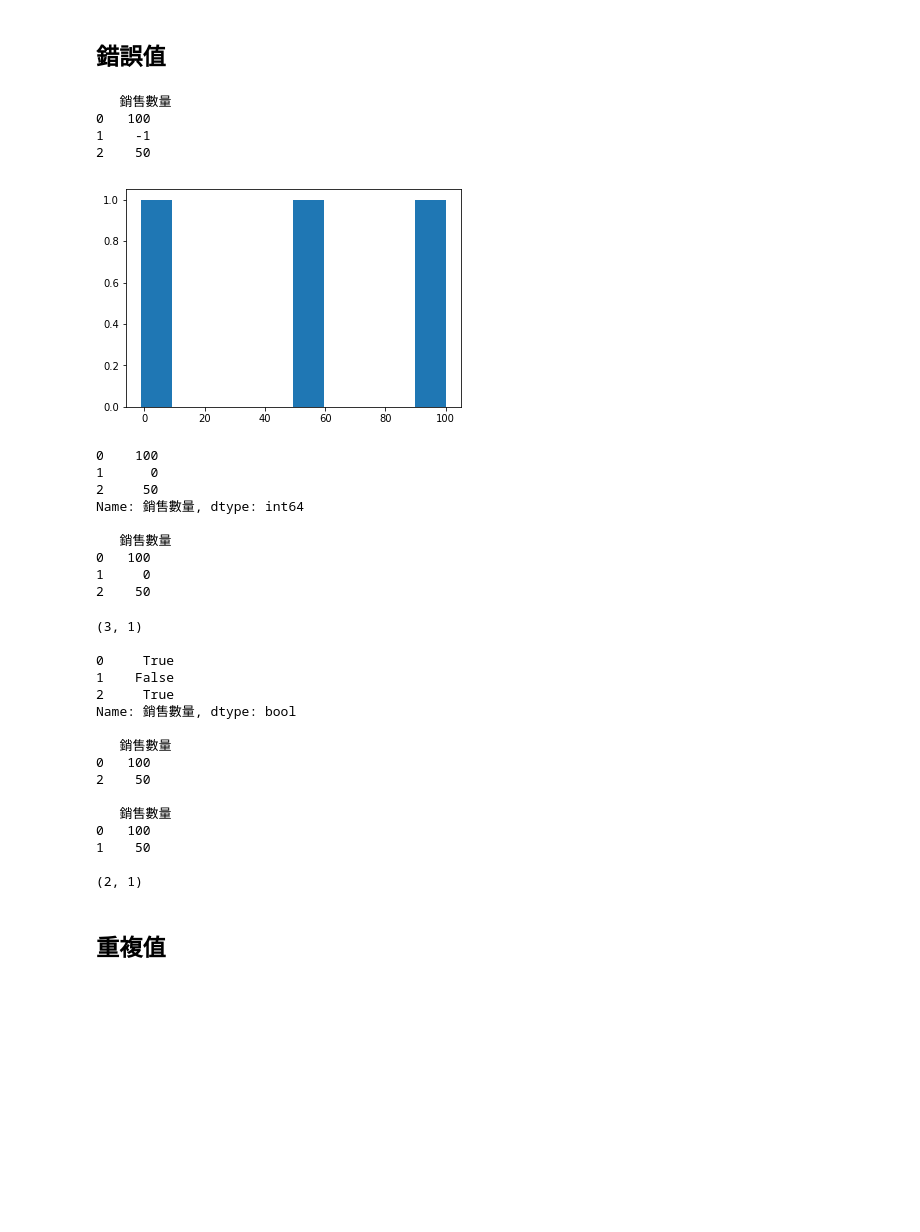
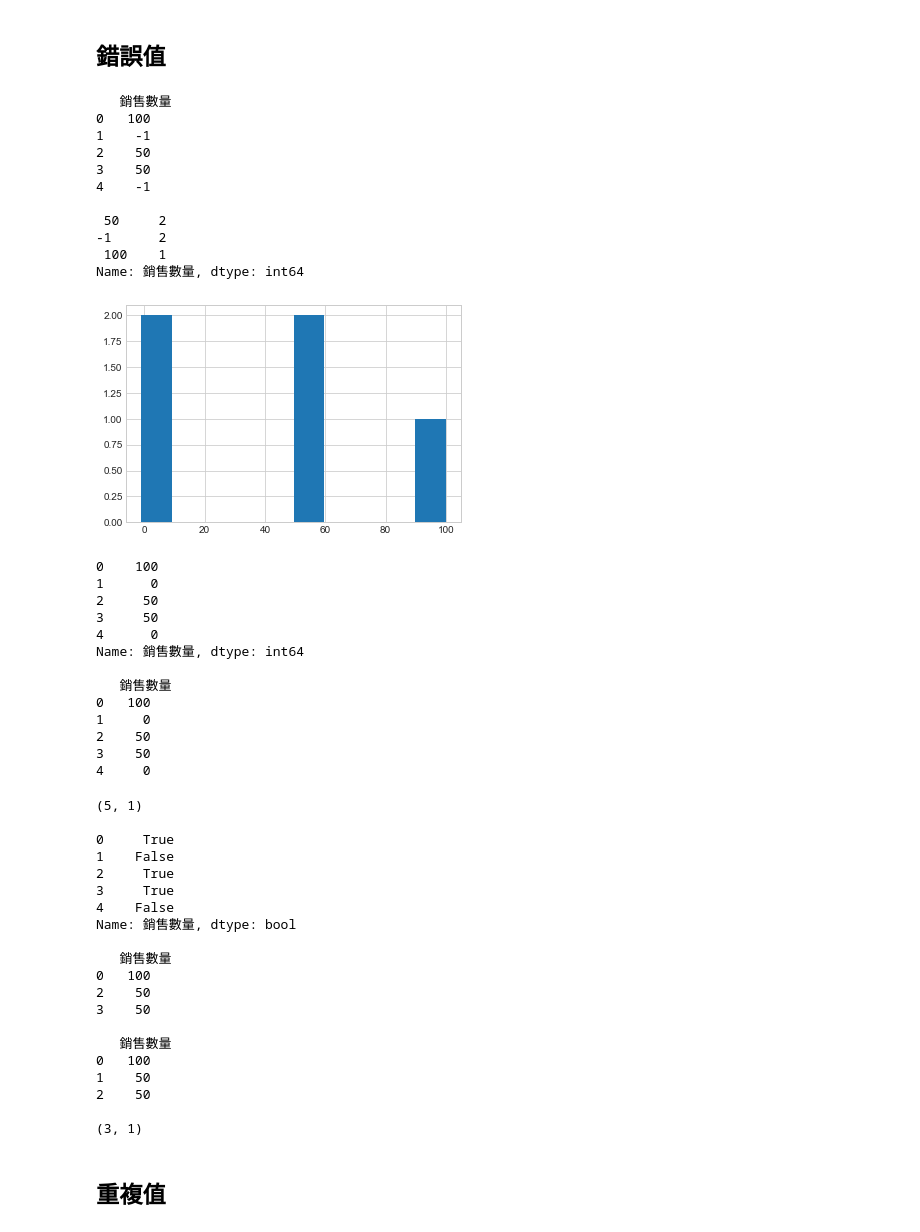
Before and after one commit to IanFan/ML100-Days_2, a Jupyter notebook: data_cleaning.ipynb, the cells around one changed output. Drawn from its saved outputs; the diff is of its cells as text; code cells hidden in the pictures; blank space fills up the shorter version.

```diff
--- a/data_cleaning.ipynb
+++ b/data_cleaning.ipynb
@@ -1444,18 +1510,30 @@ Name: Sale1, dtype: float64
 # %%
 data_array = [[100],
               [-1],
-              [50]]
+              [50],
+              [50],
+              [-1]]
 df = DataFrame(data_array, columns=["銷售數量"])
 print(df)
+print()
+
+print(df['銷售數量'].value_counts())
 
 plt.hist(df.values)
 plt.show()
 # %% [output]
    銷售數量
 0   100
 1    -1
 2    50
+3    50
+4    -1
+
+ 50     2
+-1      2
+ 100    1
+Name: 銷售數量, dtype: int64
-[figure, old version]
+[figure, new version]
 # %%
 # 取代錯誤值
 
@@ -1470,12 +1548,16 @@ print(df_)
 0    100
 1      0
 2     50
+3     50
+4      0
 Name: 銷售數量, dtype: int64
 
    銷售數量
 0   100
 1     0
 2    50
+3    50
+4     0
 # %%
 # 刪除錯誤值
 
@@ -1495,22 +1577,26 @@ print()
 
 print(df_.shape)
 # %% [output]
-(3, 1)
+(5, 1)
 
 0     True
 1    False
 2     True
+3     True
+4    False
 Name: 銷售數量, dtype: bool
 
    銷售數量
 0   100
 2    50
+3    50
 
    銷售數量
 0   100
 1    50
+2    50
 
-(2, 1)
+(3, 1)
 # %% [markdown]
 ## 重複值
 # %%
```
Also changed, not shown: parts of 42 cells of this notebook, 2 other files.
